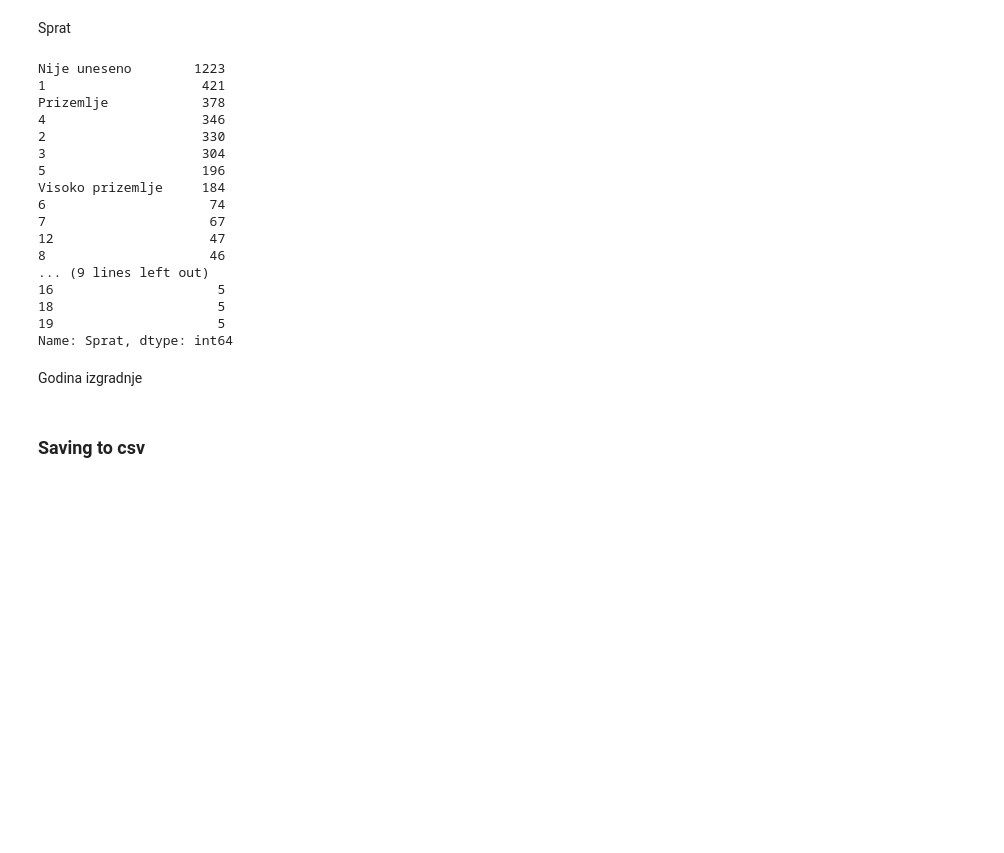
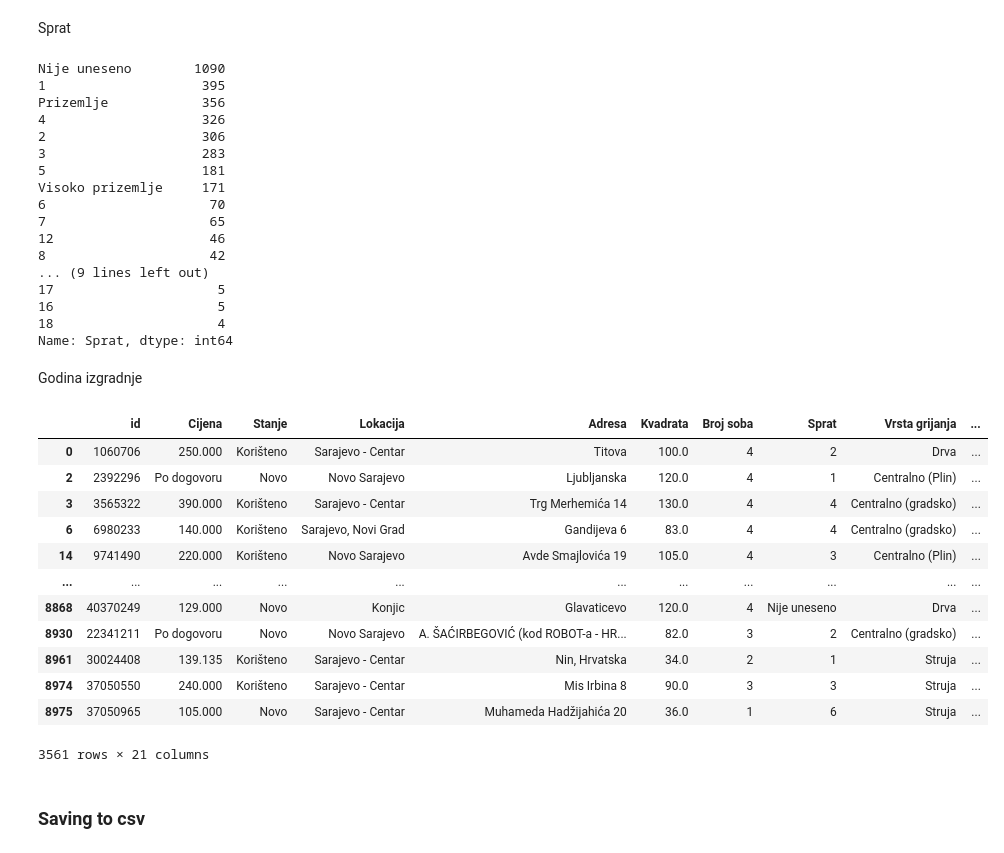
Before and after one commit to dbweird/Real-Estate-Analysis-Sarajevo, a Jupyter notebook: Data Cleaning (Olx Real Estate dataset).ipynb, the cells around one changed output. Cells and saved outputs as stored; diff of their text form; code cells hidden in the pictures; blank space fills up the shorter version.

```diff
--- a/Data Cleaning (Olx Real Estate dataset).ipynb
+++ b/Data Cleaning (Olx Real Estate dataset).ipynb
@@ -79,6 +79,10 @@ Cijena, Kvadrata, Kvadratura balkona
 relevant_data['Cijena'] = relevant_data['Cijena'].str.replace(r'KM', '')
 relevant_data['Kvadrata']=relevant_data['Kvadrata'].str.replace(r',','.')
 relevant_data['Kvadratura balkona']=relevant_data['Kvadratura balkona'].str.replace(r'j','.')
+# %%
+relevant_data['Kvadrata']=relevant_data['Kvadrata'] = pd.to_numeric(relevant_data['Kvadrata'], errors='coerce')
+# %%
+relevant_data=relevant_data.dropna(subset=['Kvadrata'])
 # %% [markdown]
 Adresa
 # %%
@@ -126,27 +130,45 @@ Sprat
 relevant_data['Sprat']=relevant_data['Sprat'].replace('6+','6')
 relevant_data['Sprat'].value_counts()
 # %% [output]
-Nije uneseno        1223
-1                    421
-Prizemlje            378
-4                    346
-2                    330
-3                    304
-5                    196
-Visoko prizemlje     184
-6                     74
-7                     67
-12                    47
-8                     46
+Nije uneseno        1090
+1                    395
+Prizemlje            356
+4                    326
+2                    306
+3                    283
+5                    181
+Visoko prizemlje     171
+6                     70
+7                     65
+12                    46
+8                     42
 ... (9 lines left out)
+17                     5
 16                     5
-18                     5
-19                     5
+18                     4
 Name: Sprat, dtype: int64
 # %% [markdown]
 Godina izgradnje
 # %%
 relevant_data=relevant_data.replace({'Godina izgradnje':{'2010+':'2010-2020','2015+':'2010-2019','Novogradnja':'2010-2019'}})
+# %%
+relevant_data=relevant_data.replace("True",'Da')
+# %%
+relevant_data
+# %% [output]
+|  | id | Cijena | Stanje | Lokacija | Adresa | Kvadrata | Broj soba | Sprat | Vrsta grijanja | ... |
+| 0 | 1060706 | 250.000 | Korišteno | Sarajevo - Centar | Titova | 100.0 | 4 | 2 | Drva | ... |
+| 2 | 2392296 | Po dogovoru | Novo | Novo Sarajevo | Ljubljanska | 120.0 | 4 | 1 | Centralno (Plin) | ... |
+| 3 | 3565322 | 390.000 | Korišteno | Sarajevo - Centar | Trg Merhemića 14 | 130.0 | 4 | 4 | Centralno (gradsko) | ... |
+| 6 | 6980233 | 140.000 | Korišteno | Sarajevo, Novi Grad | Gandijeva 6 | 83.0 | 4 | 4 | Centralno (gradsko) | ... |
+| 14 | 9741490 | 220.000 | Korišteno | Novo Sarajevo | Avde Smajlovića 19 | 105.0 | 4 | 3 | Centralno (Plin) | ... |
+| ... | ... | ... | ... | ... | ... | ... | ... | ... | ... | ... |
+| 8868 | 40370249 | 129.000 | Novo | Konjic | Glavaticevo | 120.0 | 4 | Nije uneseno | Drva | ... |
+| 8930 | 22341211 | Po dogovoru | Novo | Novo Sarajevo | A. ŠAĆIRBEGOVIĆ (kod ROBOT-a - HR... | 82.0 | 3 | 2 | Centralno (gradsko) | ... |
+| 8961 | 30024408 | 139.135 | Korišteno | Sarajevo - Centar | Nin, Hrvatska | 34.0 | 2 | 1 | Struja | ... |
+| 8974 | 37050550 | 240.000 | Korišteno | Sarajevo - Centar | Mis Irbina 8 | 90.0 | 3 | 3 | Struja | ... |
+| 8975 | 37050965 | 105.000 | Novo | Sarajevo - Centar | Muhameda Hadžijahića 20 | 36.0 | 1 | 6 | Struja | ... |
+3561 rows × 21 columns
 # %% [markdown]
 ### Saving to csv
 # %% [markdown]
```
Also changed, not shown: parts of 3 cells of this notebook.
